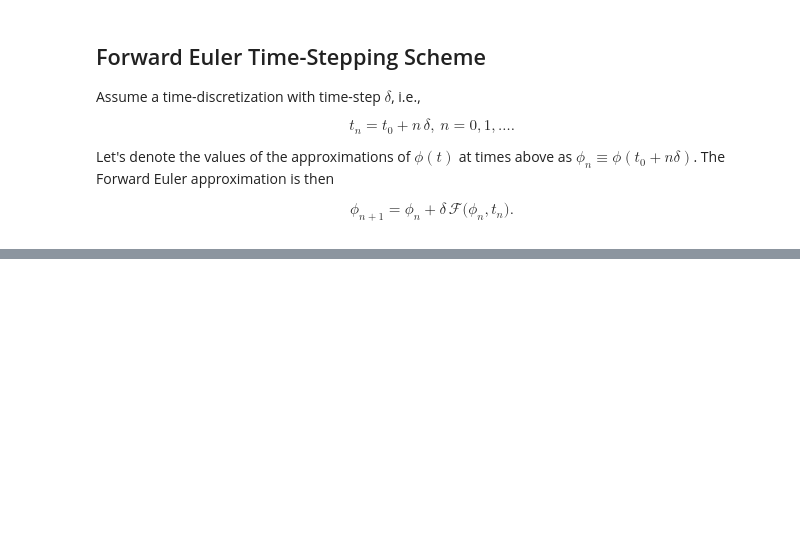
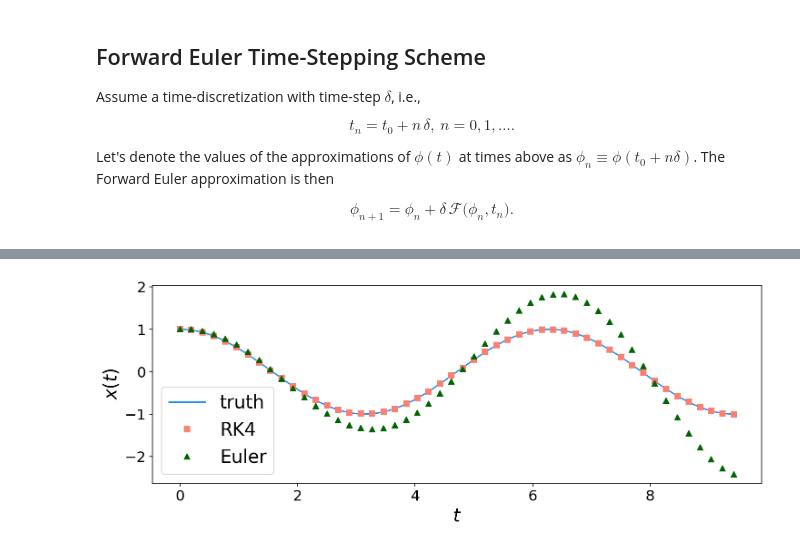
Before and after one commit to ClimateFluidPhysics-ANU/DynamicalSystems-BifurcationTheory, a Jupyter notebook: workshops/Workshop-1.ipynb, the cells around one changed output, grey strips where cells are left out. Cells and saved outputs as stored; diff of their text form; code cells hidden in the pictures; blank space fills up the shorter version.

```diff
--- a/workshops/Workshop-1.ipynb
+++ b/workshops/Workshop-1.ipynb
@@ -112,0 +251,28 @@ where
+# %%
+x0 = np.zeros((2,))
+x0[0], x0[1] = 1.0, 0.0
+
+t_an = np.linspace(0, tfin, 10001)
+x_an = np.zeros((2, len(t_an)))
+x_an[0, :], x_an[1, :] = cos(t_an), -sin(t_an)
+
+tfin, nsteps = 3*pi, 50  # final time, number of time-steps
+t = np.linspace(0, tfin, nsteps); dt = t[1]-t[0]
+
+x_euler = np.zeros((2, len(t))); x_euler[:, 0] = x0
+x_rk4 = np.zeros((2, len(t))); x_rk4[:, 0] = x0
+
+for j in np.arange(0, nsteps-1):
+    xn, tn = x_euler[:, j], t[j]
+    x_euler[:, j+1] = Euler(xn, tn, dt)
+    xn, tn = x_rk4[:, j], t[j]
+    x_rk4[:, j+1] = RK4(xn, tn, dt)
+# %%
+plt.figure(figsize=(12, 4))
+plt.plot(t_an, x_analytic[0, :], label="truth", color="dodgerblue")
+plt.plot(t, x_rk4[0, :], 's', label="RK4", color="salmon")
+plt.plot(t, x_euler[0, :], '^', label="Euler", color="darkgreen")
+plt.legend(fontsize=20)
+plt.xlabel(r"$t$"); plt.ylabel(r"$x(t)$");
+# %% [output]
+[figure, added]
```
Also changed, not shown: parts of 22 cells of this notebook.
